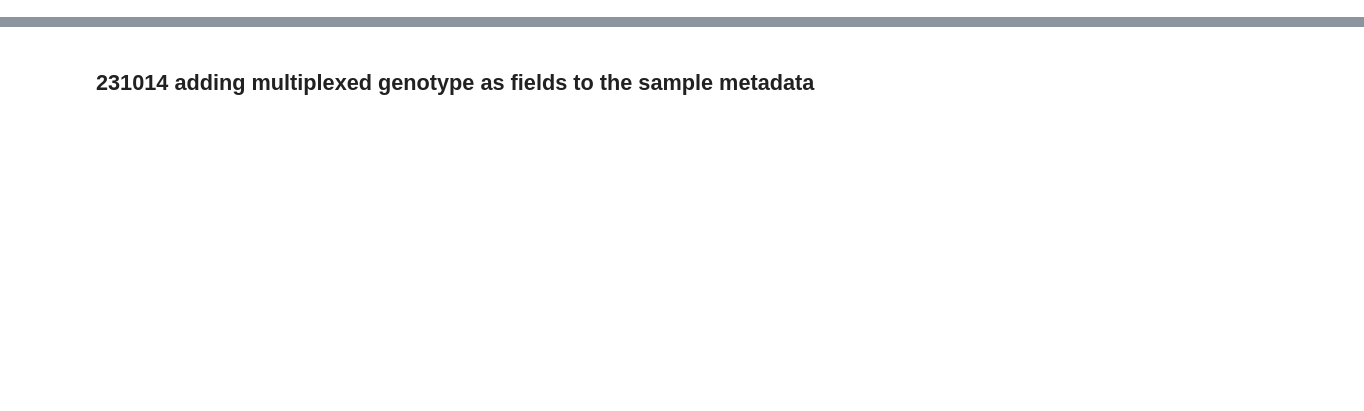
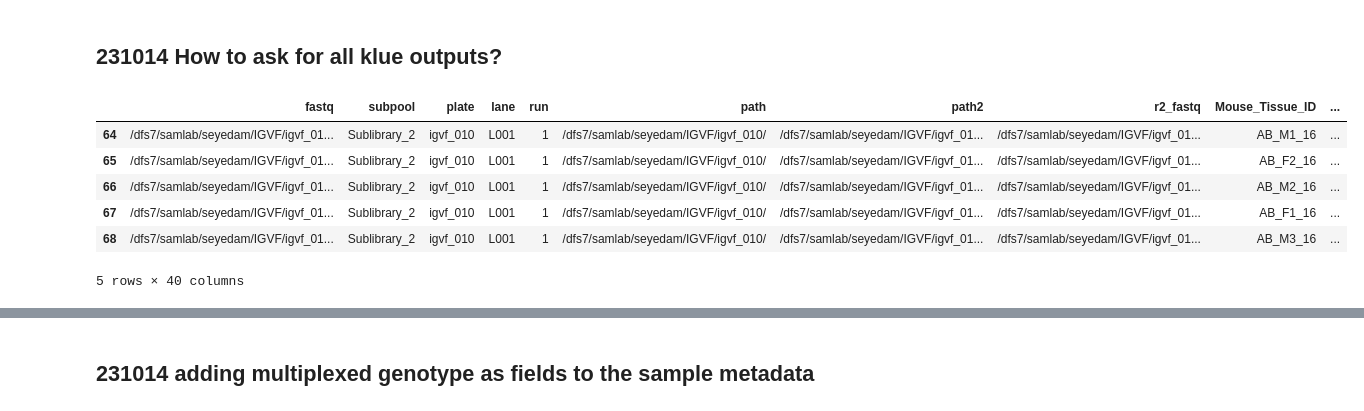
Before and after one commit to mortazavilab/parse_pipeline, a Jupyter notebook: snakemake/snakemake_dev.ipynb, the cells around one changed output, grey strips where cells are left out. Cells and saved outputs as stored; diff of their text form; code cells hidden in the pictures; blank space fills up the shorter version.

```diff
--- a/snakemake/snakemake_dev.ipynb
+++ b/snakemake/snakemake_dev.ipynb
@@ -10,3 +10,31 @@ from bc_utils import *
 config_file = '../configs/config.yml'
 with open(config_file) as f:
     config = yaml.safe_load(f)
+# %% [markdown]
+## 231014 How to ask for all klue outputs?
+# %%
+config_tsv = '../configs/test_4.tsv'
+sample_csv = '../configs/sample_metadata.csv'
+kit = 'WT_mega'
+chemistry = 'v2'
+# %%
+# read in config / analysis spec
+df = parse_config(config_tsv)
+bc_df = get_bc1_matches(kit, chemistry)
+sample_df = parse_sample_df(sample_csv)
+
+mult_genotype_1s = sample_df.loc[sample_df.mult_genotype_1.notnull(), 'mult_genotype_1'].unique().tolist()
+mult_genotype_2s = sample_df.loc[sample_df.mult_genotype_2.notnull(), 'mult_genotype_2'].unique().tolist()
+# %%
+temp = df.merge(sample_df, on='plate', how='inner')
+temp = temp.loc[temp.mult_genotype.notnull()]
+# %%
+temp.head()
+# %% [output]
+|  | fastq | subpool | plate | lane | run | path | path2 | r2_fastq | Mouse_Tissue_ID | ... |
+| 64 | /dfs7/samlab/seyedam/IGVF/igvf_01... | Sublibrary_2 | igvf_010 | L001 | 1 | /dfs7/samlab/seyedam/IGVF/igvf_010/ | /dfs7/samlab/seyedam/IGVF/igvf_01... | /dfs7/samlab/seyedam/IGVF/igvf_01... | AB_M1_16 | ... |
+| 65 | /dfs7/samlab/seyedam/IGVF/igvf_01... | Sublibrary_2 | igvf_010 | L001 | 1 | /dfs7/samlab/seyedam/IGVF/igvf_010/ | /dfs7/samlab/seyedam/IGVF/igvf_01... | /dfs7/samlab/seyedam/IGVF/igvf_01... | AB_F2_16 | ... |
+| 66 | /dfs7/samlab/seyedam/IGVF/igvf_01... | Sublibrary_2 | igvf_010 | L001 | 1 | /dfs7/samlab/seyedam/IGVF/igvf_010/ | /dfs7/samlab/seyedam/IGVF/igvf_01... | /dfs7/samlab/seyedam/IGVF/igvf_01... | AB_M2_16 | ... |
+| 67 | /dfs7/samlab/seyedam/IGVF/igvf_01... | Sublibrary_2 | igvf_010 | L001 | 1 | /dfs7/samlab/seyedam/IGVF/igvf_010/ | /dfs7/samlab/seyedam/IGVF/igvf_01... | /dfs7/samlab/seyedam/IGVF/igvf_01... | AB_F1_16 | ... |
+| 68 | /dfs7/samlab/seyedam/IGVF/igvf_01... | Sublibrary_2 | igvf_010 | L001 | 1 | /dfs7/samlab/seyedam/IGVF/igvf_010/ | /dfs7/samlab/seyedam/IGVF/igvf_01... | /dfs7/samlab/seyedam/IGVF/igvf_01... | AB_M3_16 | ... |
+5 rows × 40 columns
```
Also changed, not shown: parts of 10 cells of this notebook, 4 other files.
